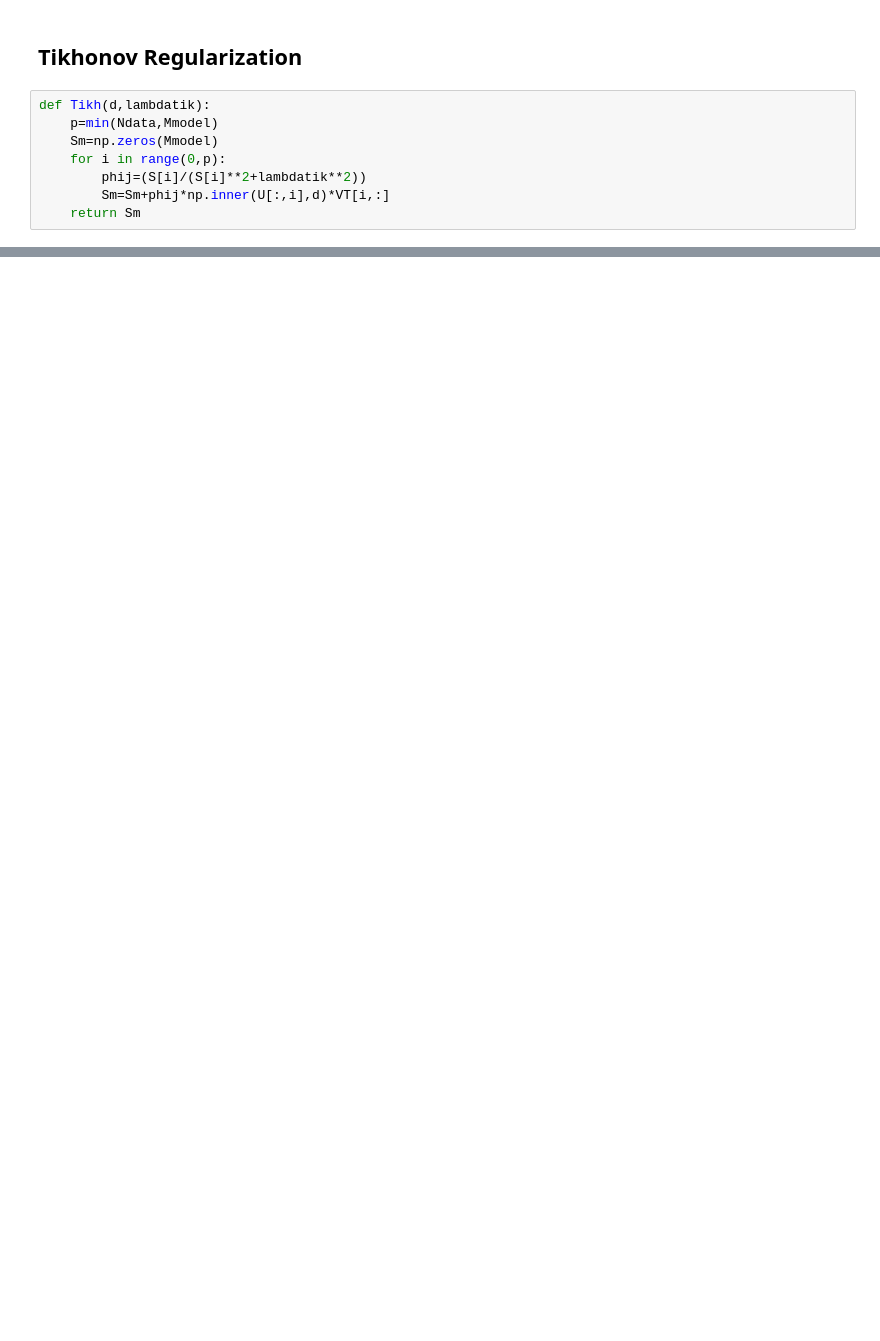
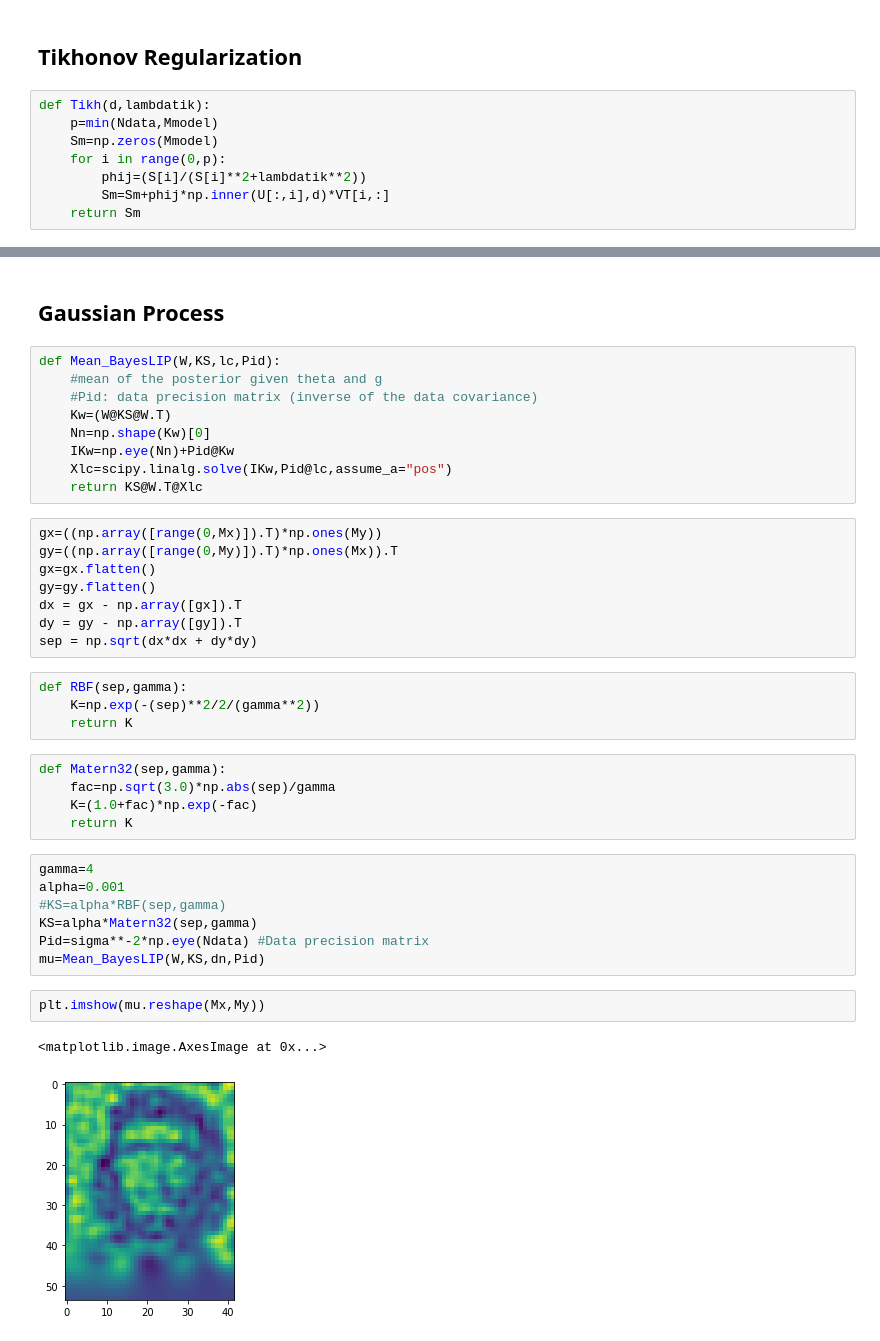
Before and after one commit to HajimeKawahara/pinvprob, a Jupyter notebook: ipynb/Linear Inverse Problem.ipynb, the cells around one changed output, grey strips where cells are left out. Drawn from its saved outputs; the diff is of its cells as text; blank space fills up the shorter version.

```diff
--- a/ipynb/Linear Inverse Problem.ipynb
+++ b/ipynb/Linear Inverse Problem.ipynb
@@ -133,0 +136,40 @@ Text(0.5, 1.0, 'Tikhonov')
+# %% [markdown]
+## Gaussian Process
+# %%
+def Mean_BayesLIP(W,KS,lc,Pid):
+    #mean of the posterior given theta and g
+    #Pid: data precision matrix (inverse of the data covariance)
+    Kw=(W@KS@W.T)
+    Nn=np.shape(Kw)[0]
+    IKw=np.eye(Nn)+Pid@Kw
+    Xlc=scipy.linalg.solve(IKw,Pid@lc,assume_a="pos")
+    return KS@W.T@Xlc
+# %%
+gx=((np.array([range(0,Mx)]).T)*np.ones(My))
+gy=((np.array([range(0,My)]).T)*np.ones(Mx)).T
+gx=gx.flatten()
+gy=gy.flatten()
+dx = gx - np.array([gx]).T
+dy = gy - np.array([gy]).T
+sep = np.sqrt(dx*dx + dy*dy)
+# %%
+def RBF(sep,gamma):
+    K=np.exp(-(sep)**2/2/(gamma**2))
+    return K
+# %%
+def Matern32(sep,gamma):
+    fac=np.sqrt(3.0)*np.abs(sep)/gamma
+    K=(1.0+fac)*np.exp(-fac)
+    return K
+# %%
+gamma=4
+alpha=0.001
+#KS=alpha*RBF(sep,gamma)
+KS=alpha*Matern32(sep,gamma)
+Pid=sigma**-2*np.eye(Ndata) #Data precision matrix
+mu=Mean_BayesLIP(W,KS,dn,Pid)
+# %%
+plt.imshow(mu.reshape(Mx,My))
+# %% [output]
+<matplotlib.image.AxesImage at 0x...>
+[figure, added]
```
Also changed, not shown: parts of 10 cells of this notebook.
